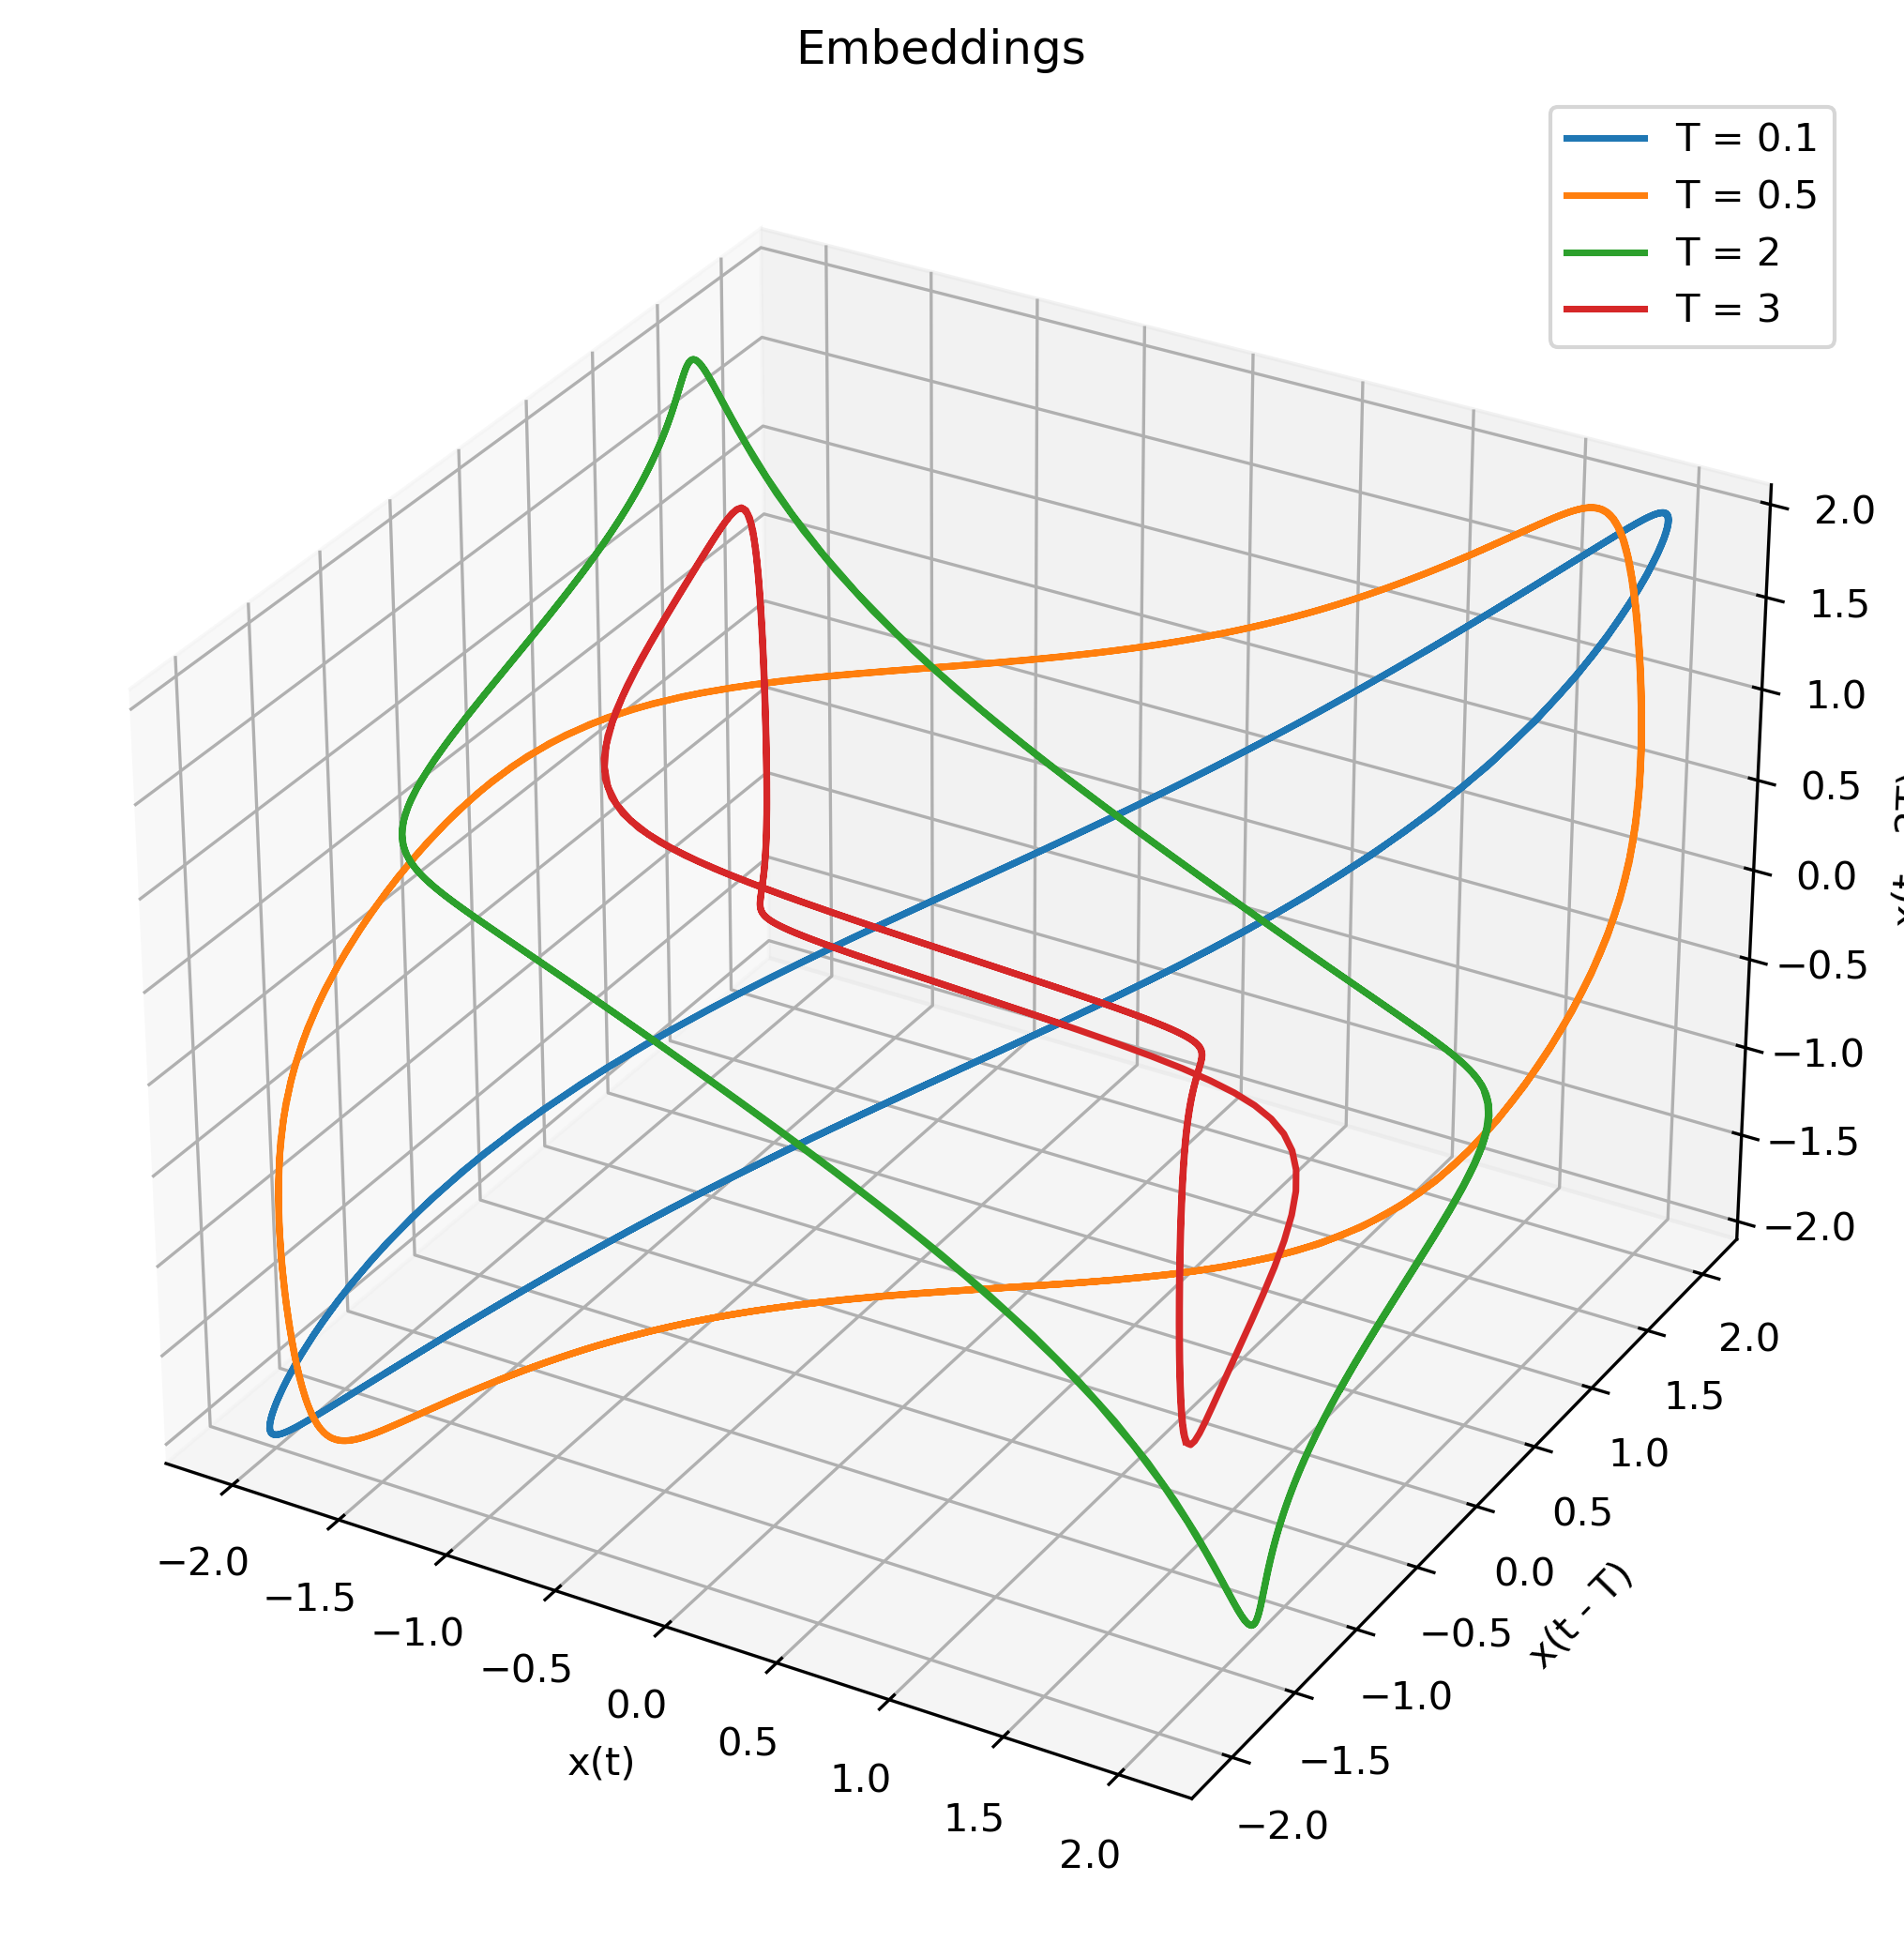
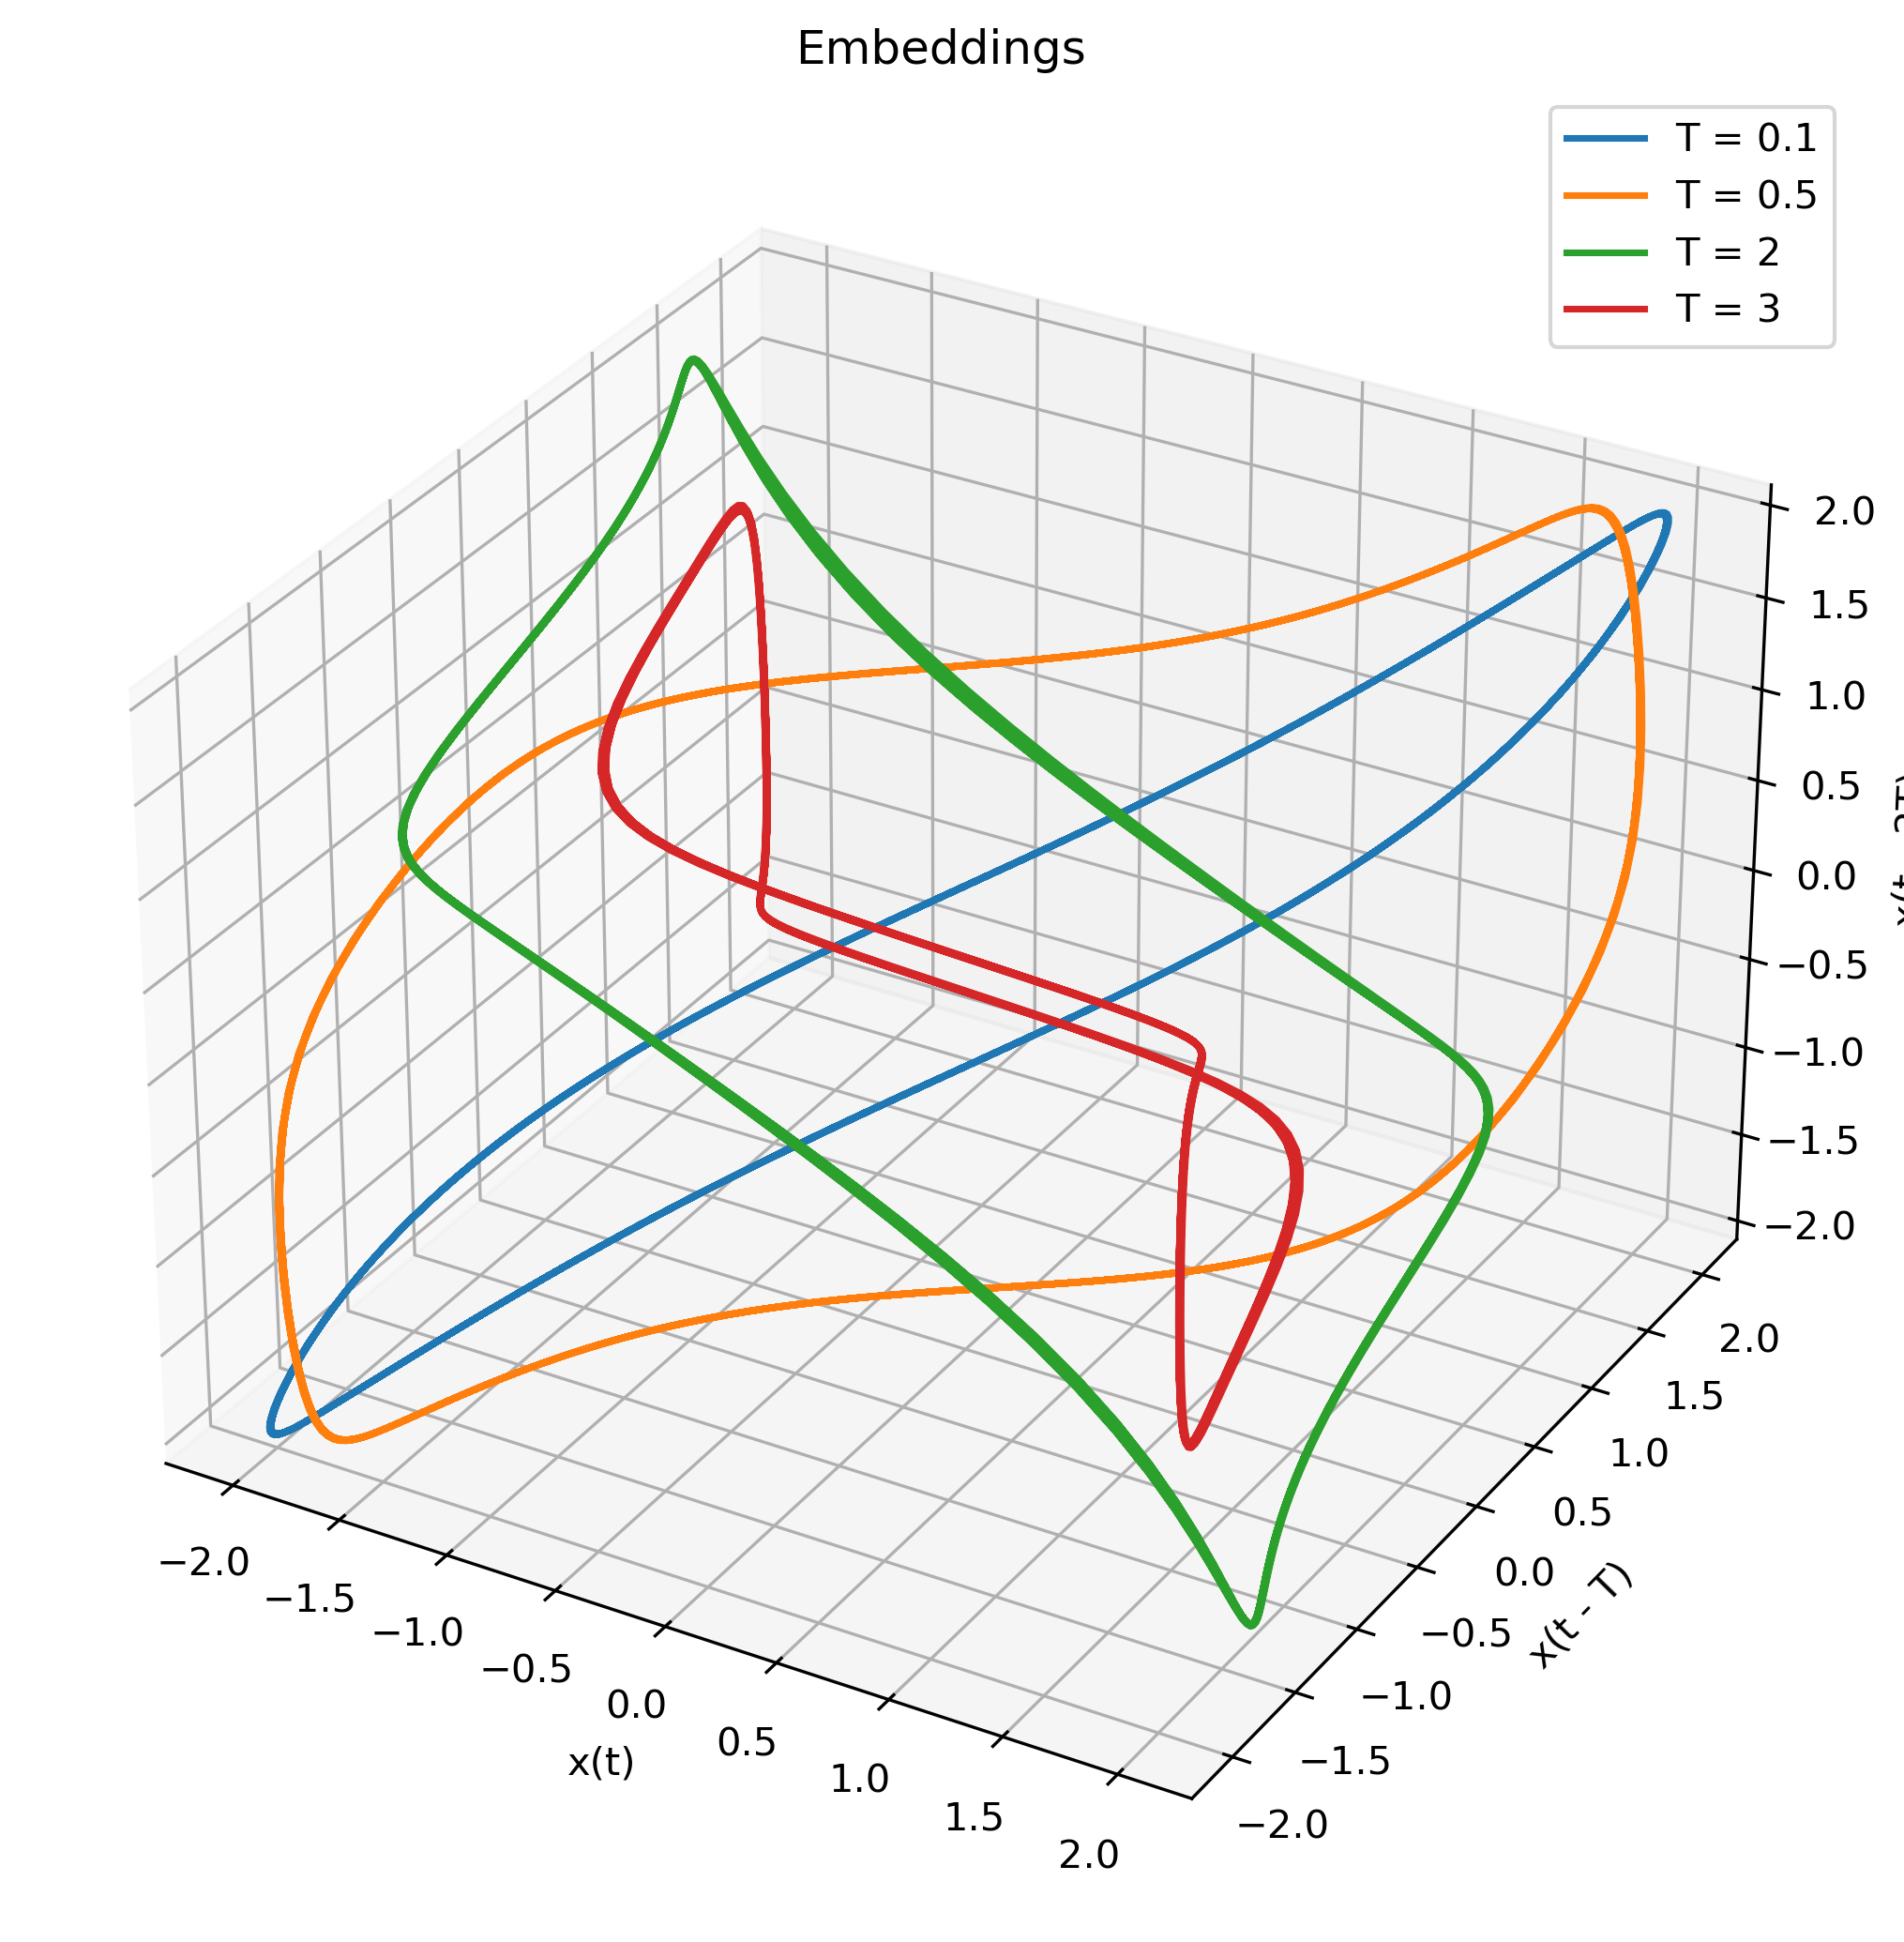
Unified diff of the notebook cell whose output changed from the first chart to the second:
--- before
+++ after
@@ -9,2 +9,3 @@
 
 plot_delay_embeddings_3d_multiT(t, x, xT_list, x2T_list, T_list)
+plt.tight_layout()

Commit: project updates